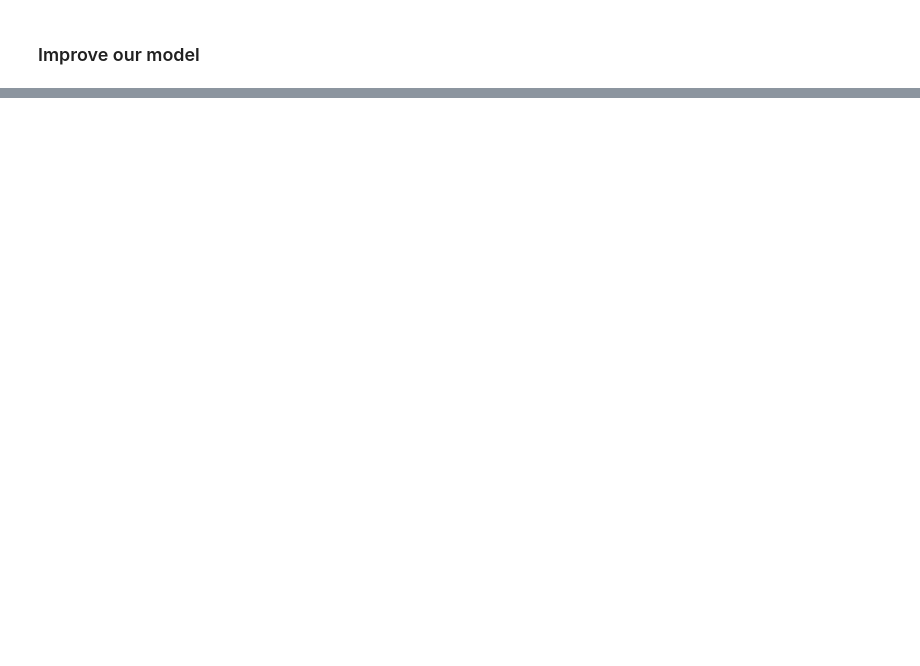
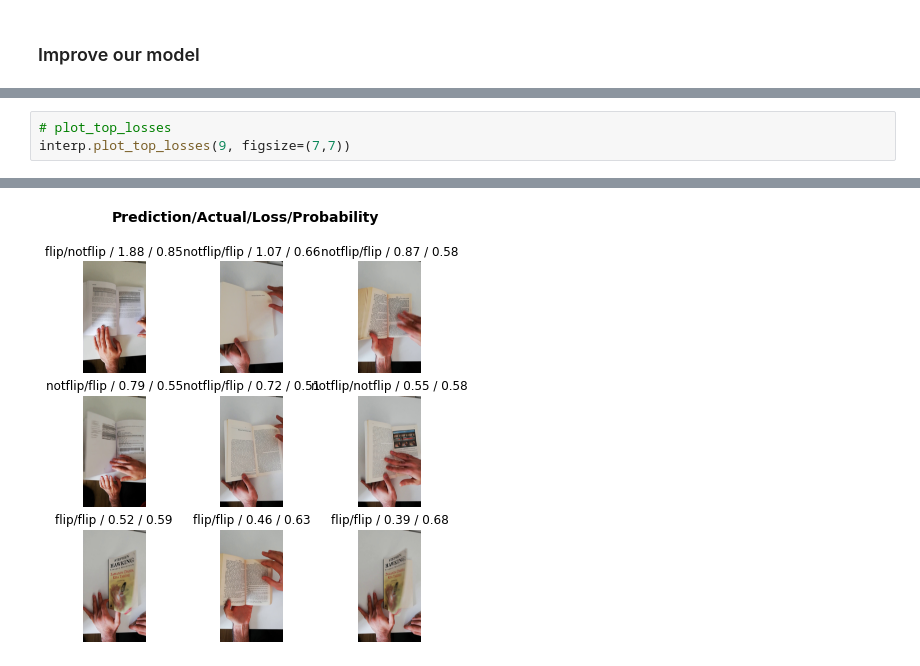
Before and after one commit to NNtorvas/MonReader, a Jupyter notebook: monreader_notebook.ipynb, the cells around one changed output, grey strips where cells are left out. Saved outputs shown, nothing was run; the diff lists cells and outputs as text; blank space fills up the shorter version.

```diff
--- a/monreader_notebook.ipynb
+++ b/monreader_notebook.ipynb
@@ -128,0 +154,4 @@ interp.plot_confusion_matrix(figsize=(12,12), dpi=60)
+# %%
+# plot_top_losses
+interp.plot_top_losses(9, figsize=(7,7))
+# %% [output]
@@ -128,0 +159 @@ interp.plot_confusion_matrix(figsize=(12,12), dpi=60)
+[figure, added]
```
Also changed, not shown: parts of 10 cells of this notebook.
